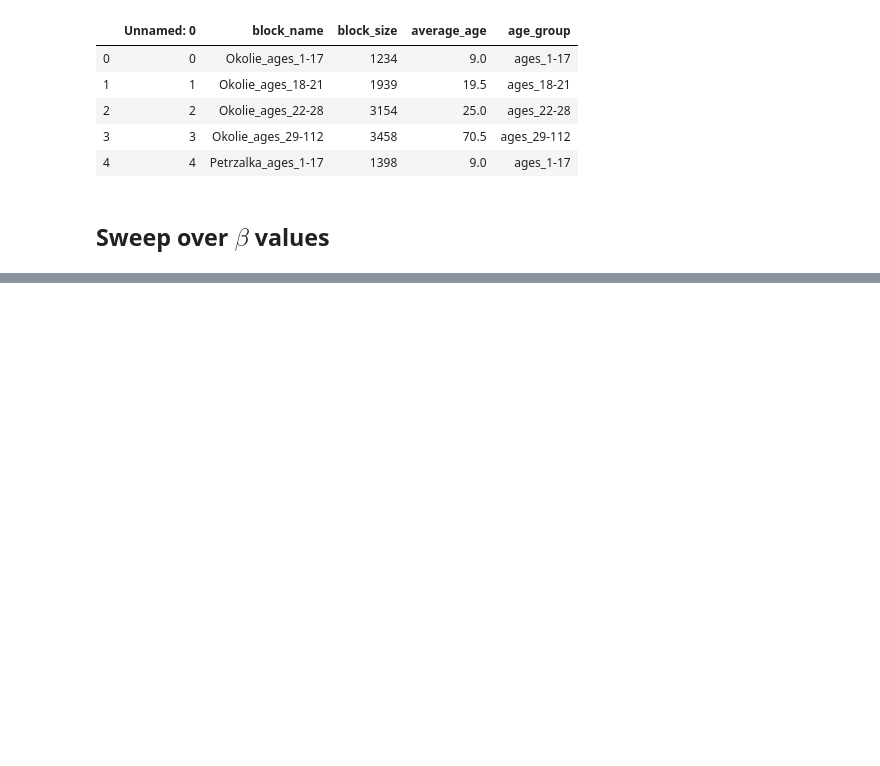
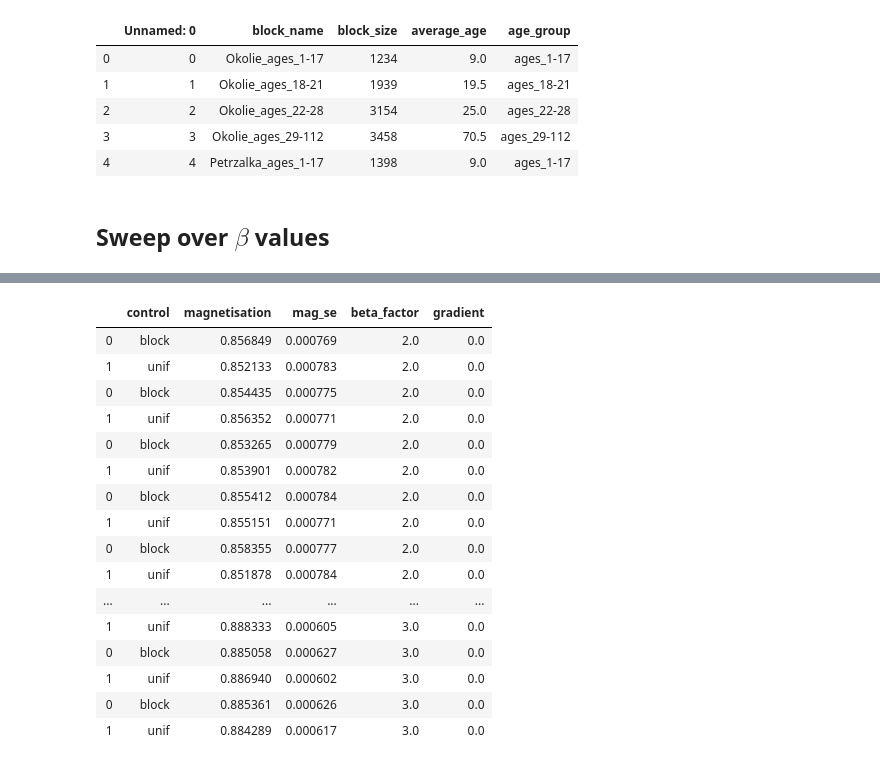
Before and after one commit to MGarrod1/unobserved_spin_influence, a Jupyter notebook: Figure_3_Pokec/fig3-B-simulations.ipynb, the cells around one changed output, grey strips where cells are left out. Drawn from its saved outputs; the diff is of its cells as text; code cells hidden in the pictures; blank space fills up the shorter version.

```diff
--- a/Figure_3_Pokec/fig3-B-simulations.ipynb
+++ b/Figure_3_Pokec/fig3-B-simulations.ipynb
@@ -86,11 +86,13 @@ control_data = pd.DataFrame()
 
 init_sign=1.0
 
-#beta_factor_vals = [1.0,3.0,5.0,7.0,9.0]
+beta_factor_vals = [1.0,3.0,5.0,7.0,9.0]
 #beta_factor_vals=[2.0]
-grad_vals =  np.arange(-10.0,12.0,2.0)
+#grad_vals =  np.arange(-10.0,12.0,2.0)
+grad_vals = [ 0.0]
 
-con_names = ['no con','unif','full','block','sv','nc','snapshot']
+#con_names = ['no con','unif','full','block','sv','nc','snapshot']
+con_names=['block','unif']
 control_dict={}
 
 for gradient in tqdm.tqdm_notebook(grad_vals) :
@@ -127,14 +129,18 @@ for gradient in tqdm.tqdm_notebook(grad_vals) :
         block_mf_gradient = np.asarray([mag_grad_map[k] for k in block_names_list])
 
         # Full gradient computation:
-        m_full = full_graph_ising_system.mf_magnetization(background_field,beta)
-        mag_grad_full = full_graph_ising_system.mf_sparse_magnetisation_gradient(m_full, beta)
+        if 'full' in con_names :
+            m_full = full_graph_ising_system.mf_magnetization(background_field,beta)
+            mag_grad_full = full_graph_ising_system.mf_sparse_magnetisation_gradient(m_full, beta)
+            H_full = np.sum(mag_grad_full)
+            mag_grad_full_at_field_budget = (Field_Budget/H_full)*mag_grad_full
+            control_dict['full']=mag_grad_full_at_field_budget
 
         # Compute the controls:
-        H_full = np.sum(mag_grad_full)
+
         H_block = np.sum(block_mf_gradient)
         uniform_control = (Field_Budget / len(graph)) * np.ones(len(graph))
-        mag_grad_full_at_field_budget = (Field_Budget/H_full)*mag_grad_full
+
         mag_grad_block_at_field_budget = (Field_Budget/H_block)*block_mf_gradient
         negative_cancelling_field = []
         for field in background_field :
@@ -160,8 +166,7 @@ for gradient in tqdm.tqdm_notebook(grad_vals) :
 
         control_dict['no con']=np.zeros(len(graph))
         control_dict['unif']=uniform_control
-        control_dict['full']=mag_grad_full_at_field_budget
-        control_dict['block']=block_sus_control_field
+        control_dict['block']=mag_grad_block_at_field_budget
         control_dict['sv']=swing_voter_control
         control_dict['nc']=negative_cancelling_field
         control_dict['snapshot']=snapshot_influence
@@ -217,7 +222,7 @@ for gradient in tqdm.tqdm_notebook(grad_vals) :
             #Loop in same order as cont_names
             # control_list = [no_control,unif_control,full_sus_control_mags,block_sus_control_mags,sv_control_mags,nc_control_mags,snapshot_control_mags]
             #for k in control_list :
-            for k in list(magnetisations_dict.values())
+            for k in list(magnetisations_dict.values()):
                 print(mean_and_se(k))
                 means.append(np.mean(k))
                 ses.append(stats.sem(k))
@@ -231,6 +236,8 @@ for gradient in tqdm.tqdm_notebook(grad_vals) :
             #eval_data.to_csv("Data/Pokec_control_eval_data_positive_larger_gs.csv")
             #eval_data.to_csv("Data/Pokec_control_eval_data_positive_start_neg_g.csv")
             #eval_data.to_csv(f"Data/Pokec_control_eval_data_beta_{beta_factor}_{init_sign}".replace('.','-') + ".csv")
+
+            eval_data.to_csv("Data/Pokec_control_eval_data_g0_beta_impact.csv")
 # %% [output]
 [interactive output not drawn]
 [interactive output not drawn]
@@ -253,0 +257,20 @@ for gradient in tqdm.tqdm_notebook(grad_vals) :
+# %%
+eval_data
+# %% [output]
+|  | control | magnetisation | mag_se | beta_factor | gradient |
+| 0 | block | 0.856849 | 0.000769 | 2.0 | 0.0 |
+| 1 | unif | 0.852133 | 0.000783 | 2.0 | 0.0 |
+| 0 | block | 0.854435 | 0.000775 | 2.0 | 0.0 |
+| 1 | unif | 0.856352 | 0.000771 | 2.0 | 0.0 |
+| 0 | block | 0.853265 | 0.000779 | 2.0 | 0.0 |
+| 1 | unif | 0.853901 | 0.000782 | 2.0 | 0.0 |
+| 0 | block | 0.855412 | 0.000784 | 2.0 | 0.0 |
+| 1 | unif | 0.855151 | 0.000771 | 2.0 | 0.0 |
+| 0 | block | 0.858355 | 0.000777 | 2.0 | 0.0 |
+| 1 | unif | 0.851878 | 0.000784 | 2.0 | 0.0 |
+| ... | ... | ... | ... | ... | ... |
+| 1 | unif | 0.888333 | 0.000605 | 3.0 | 0.0 |
+| 0 | block | 0.885058 | 0.000627 | 3.0 | 0.0 |
+| 1 | unif | 0.886940 | 0.000602 | 3.0 | 0.0 |
+| 0 | block | 0.885361 | 0.000626 | 3.0 | 0.0 |
+| 1 | unif | 0.884289 | 0.000617 | 3.0 | 0.0 |
```
Also changed, not shown: parts of 1 cell of this notebook.
